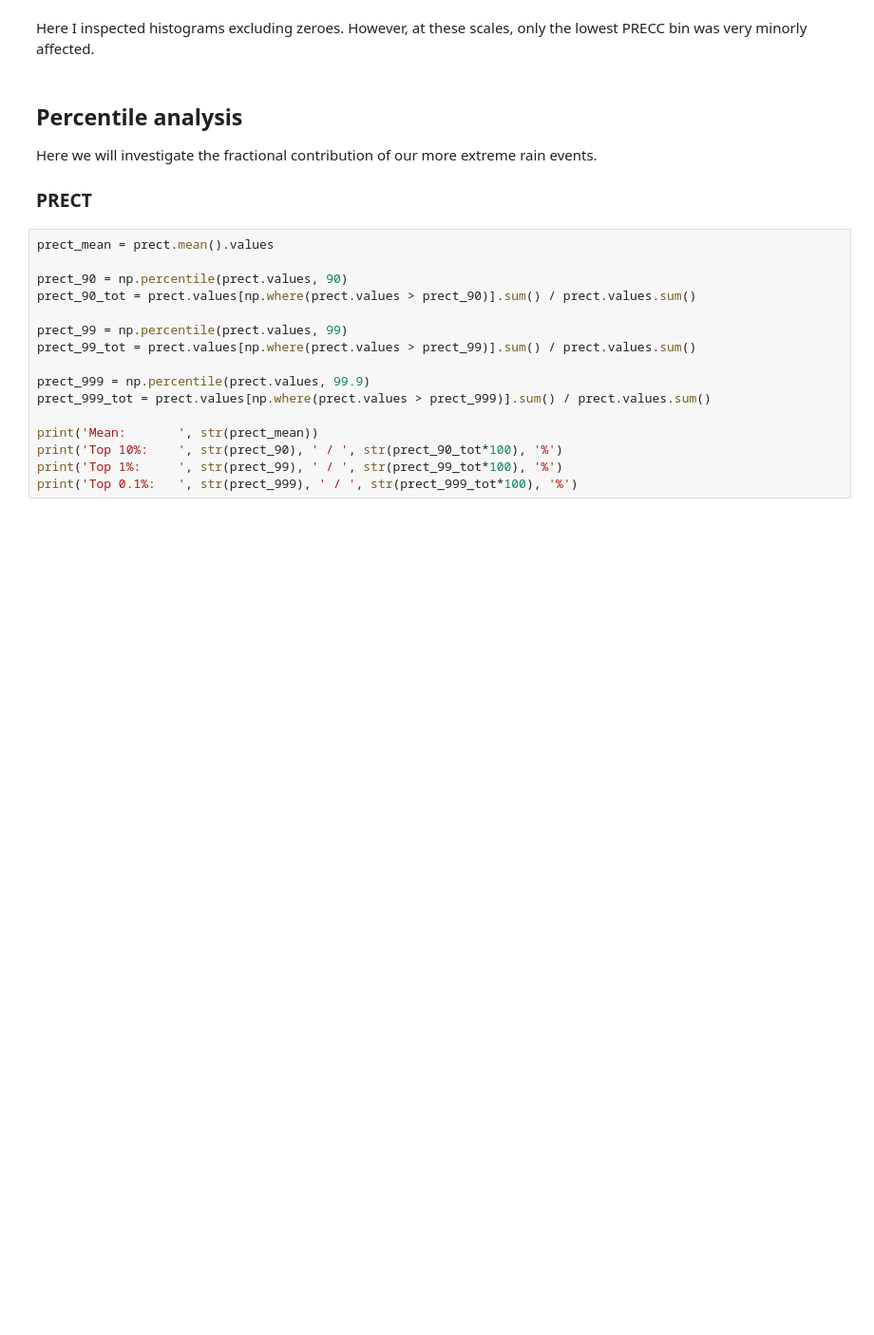
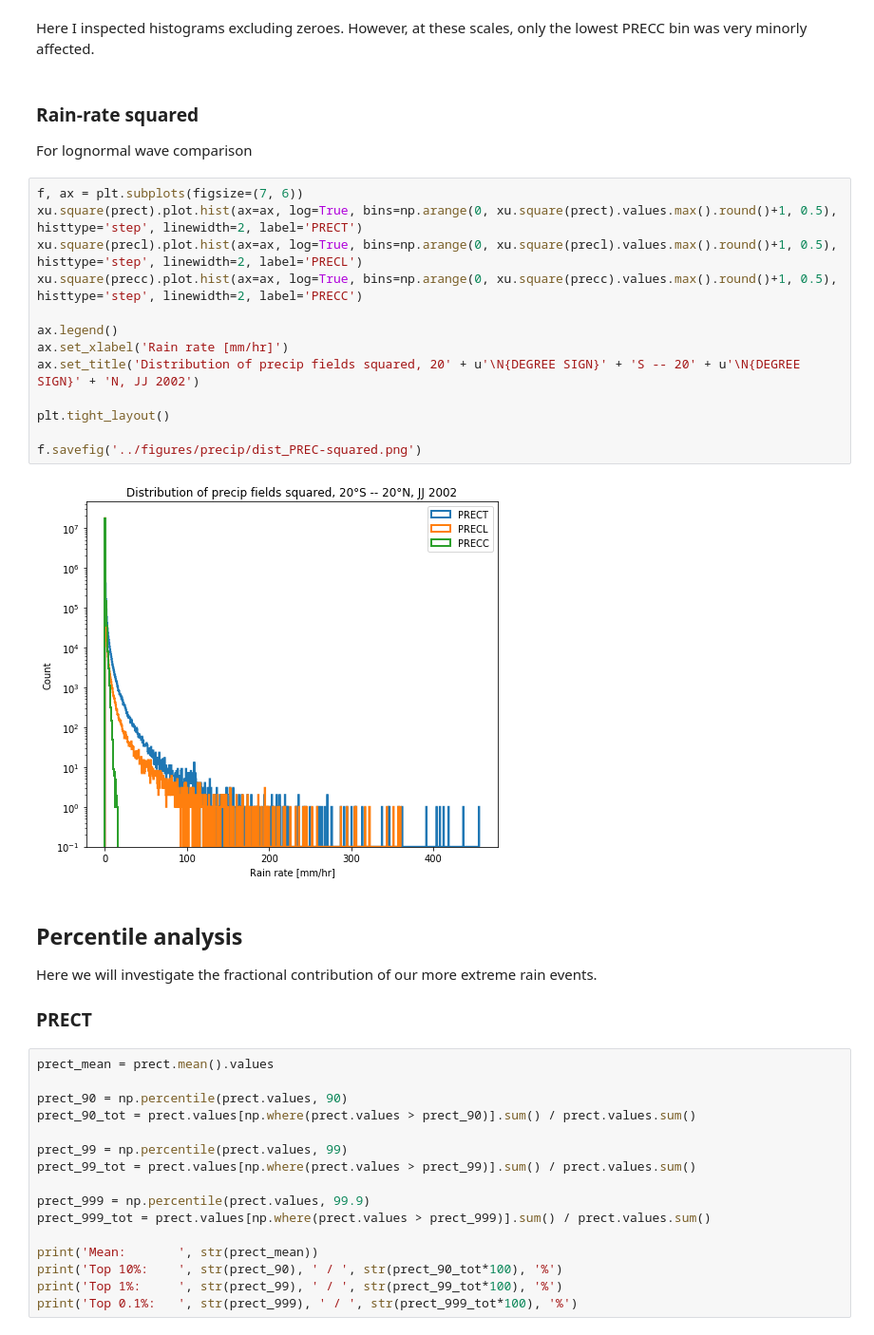
Before and after one commit to dcamron/ncar-gwdst, a Jupyter notebook: notebooks/precip.ipynb, the cells around one changed output. Shown: that part at 95% size. Drawn from its saved outputs; the diff is of its cells as text; blank space fills up the shorter version.

```diff
--- a/notebooks/precip.ipynb
+++ b/notebooks/precip.ipynb
@@ -80,5 +80,23 @@ with sns.axes_style('ticks'):
 # %% [markdown]
 Here I inspected histograms excluding zeroes. However, at these scales, only the lowest PRECC bin was very minorly affected.
+# %% [markdown]
+### Rain-rate squared
+For lognormal wave comparison
+# %%
+f, ax = plt.subplots(figsize=(7, 6))
+xu.square(prect).plot.hist(ax=ax, log=True, bins=np.arange(0, xu.square(prect).values.max().round()+1, 0.5), histtype='step', linewidth=2, label='PRECT')
+xu.square(precl).plot.hist(ax=ax, log=True, bins=np.arange(0, xu.square(precl).values.max().round()+1, 0.5), histtype='step', linewidth=2, label='PRECL')
+xu.square(precc).plot.hist(ax=ax, log=True, bins=np.arange(0, xu.square(precc).values.max().round()+1, 0.5), histtype='step', linewidth=2, label='PRECC')
+
+ax.legend()
+ax.set_xlabel('Rain rate [mm/hr]')
+ax.set_title('Distribution of precip fields squared, 20' + u'\N{DEGREE SIGN}' + 'S -- 20' + u'\N{DEGREE SIGN}' + 'N, JJ 2002')
+
+plt.tight_layout()
+
+f.savefig('../figures/precip/dist_PREC-squared.png')
+# %% [output]
+[figure, added]
 # %% [markdown]
 ## Percentile analysis
 Here we will investigate the fractional contribution of our more extreme rain events.
```
Also changed, not shown: parts of 14 cells of this notebook, 5 other files.
